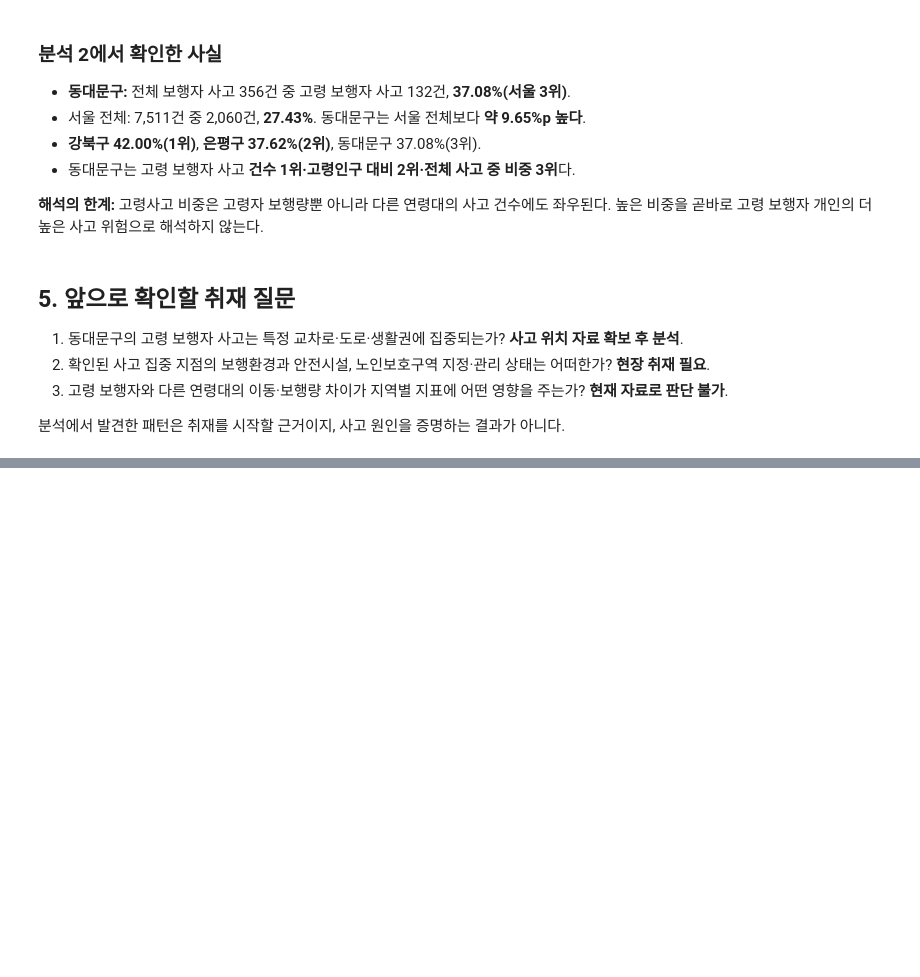
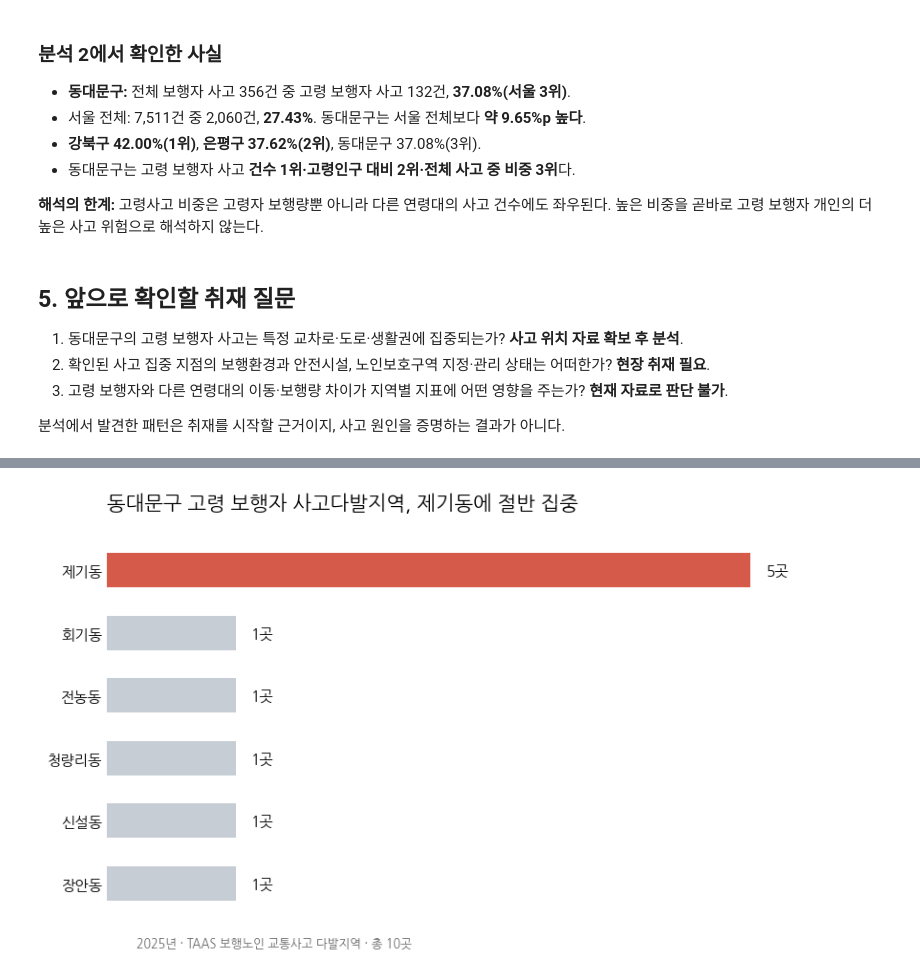
Before and after one commit to csy04x2/elder_accident, a Jupyter notebook: analysis.ipynb, the cells around one changed output, grey strips where cells are left out. Drawn from its saved outputs; the diff is of its cells as text; code cells hidden in the pictures; blank space fills up the shorter version.

Commit message:
Add Dongdaemun accident hotspot analysis

```diff
--- a/analysis.ipynb
+++ b/analysis.ipynb
@@ -126,0 +326,15 @@ print(f'서울 전체 고령 보행자 사고 비중: {seoul_share:.2f}%')
+# %%
+
+# 장소설명에서 동 이름 추출
+dongdaemun_hotspots['동'] = (
+    dongdaemun_hotspots['장소설명']
+    .str.extract(r'동대문구\s+([^\s(]+동)')
+)
+
+# 동별 사고다발지역 개수
+dong_counts = (
+    dongdaemun_hotspots['동']
+    .value_counts()
+)
+
+display(dong_counts)
@@ -126,0 +351,72 @@ print(f'서울 전체 고령 보행자 사고 비중: {seoul_share:.2f}%')
+# %%
+
+import matplotlib.pyplot as plt
+import matplotlib.font_manager as fm
+
+# 1. Colab에 한글 폰트 설치
+!apt-get -qq install fonts-nanum
+
+# 2. 설치한 폰트를 Matplotlib에 등록
+font_path = '/usr/share/fonts/truetype/nanum/NanumGothic.ttf'
+fm.fontManager.addfont(font_path)
+font_name = fm.FontProperties(fname=font_path).get_name()
+
+plt.rcParams['font.family'] = font_name
+plt.rcParams['axes.unicode_minus'] = False
+
+# 3. 그래프 데이터 정렬
+graph_data = dong_counts.sort_values()
+
+# 4. 그래프 생성
+fig, ax = plt.subplots(figsize=(9, 5))
+
+colors = [
+    '#D65A4A' if dong == '제기동' else '#C7CDD4'
+    for dong in graph_data.index
+]
+
+bars = ax.barh(
+    graph_data.index,
+    graph_data.values,
+    color=colors,
+    height=0.55
+)
+
+# 5. 막대 끝에 숫자 표시
+for bar in bars:
+    width = bar.get_width()
+    ax.text(
+        width + 0.12,
+        bar.get_y() + bar.get_height() / 2,
+        f'{int(width)}곳',
+        va='center',
+        fontsize=11
+    )
+
+# 6. 디자인 정리
+ax.set_xlim(0, 6)
+ax.set_xticks([])
+ax.set_ylabel('')
+ax.set_title(
+    '동대문구 고령 보행자 사고다발지역, 제기동에 절반 집중',
+    fontsize=15,
+    fontweight='bold',
+    loc='left',
+    pad=20
+)
+
+for spine in ax.spines.values():
+    spine.set_visible(False)
+
+ax.tick_params(axis='y', length=0, labelsize=11)
+
+fig.text(
+    0.12, 0.02,
+    '2025년 · TAAS 보행노인 교통사고 다발지역 · 총 10곳',
+    fontsize=9,
+    color='#666666'
+)
+
+plt.tight_layout(rect=[0, 0.05, 1, 1])
+plt.show()
+# %% [output]
@@ -126,0 +429 @@ print(f'서울 전체 고령 보행자 사고 비중: {seoul_share:.2f}%')
+[figure, added]
```
Also changed, not shown: parts of 12 cells of this notebook, 3 other files.
